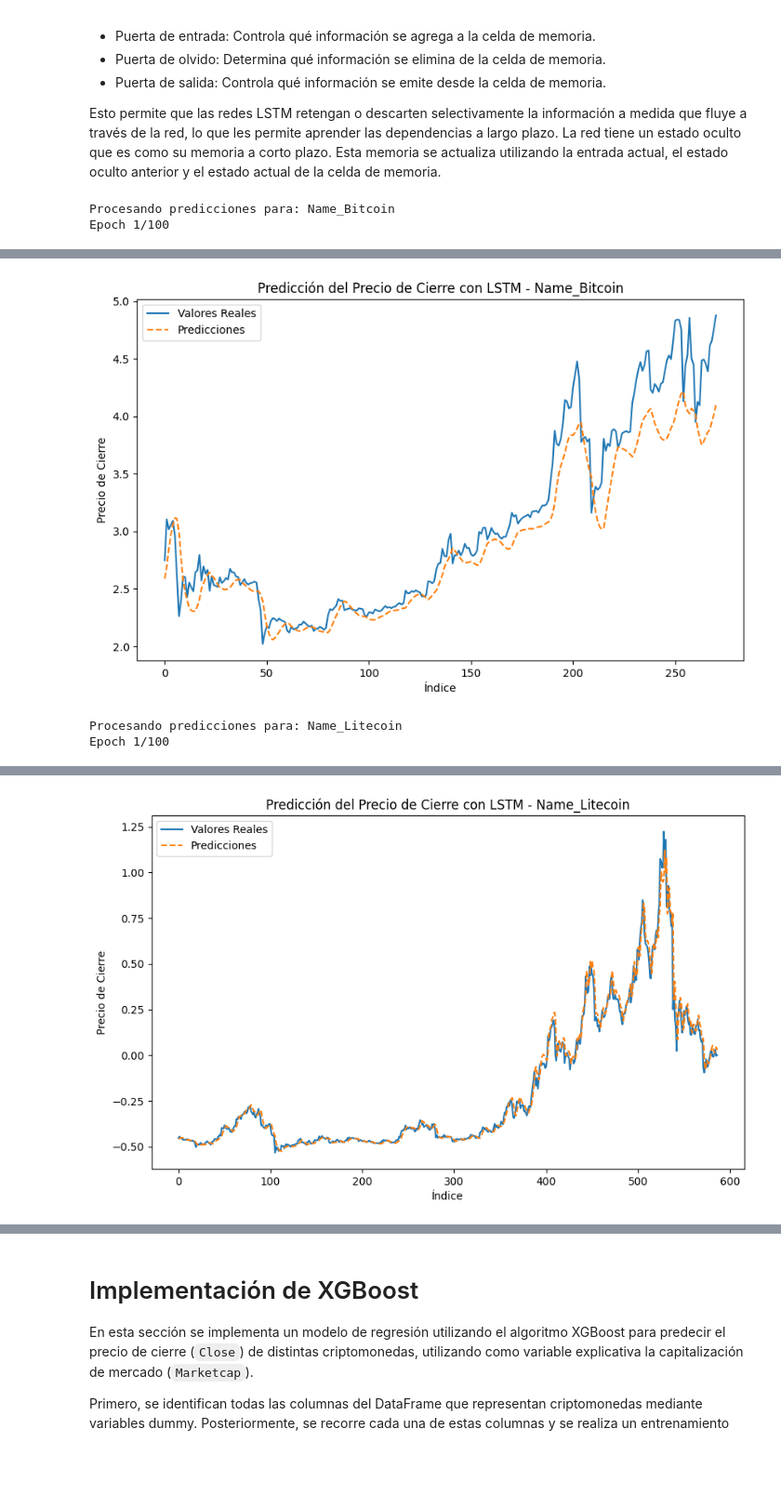
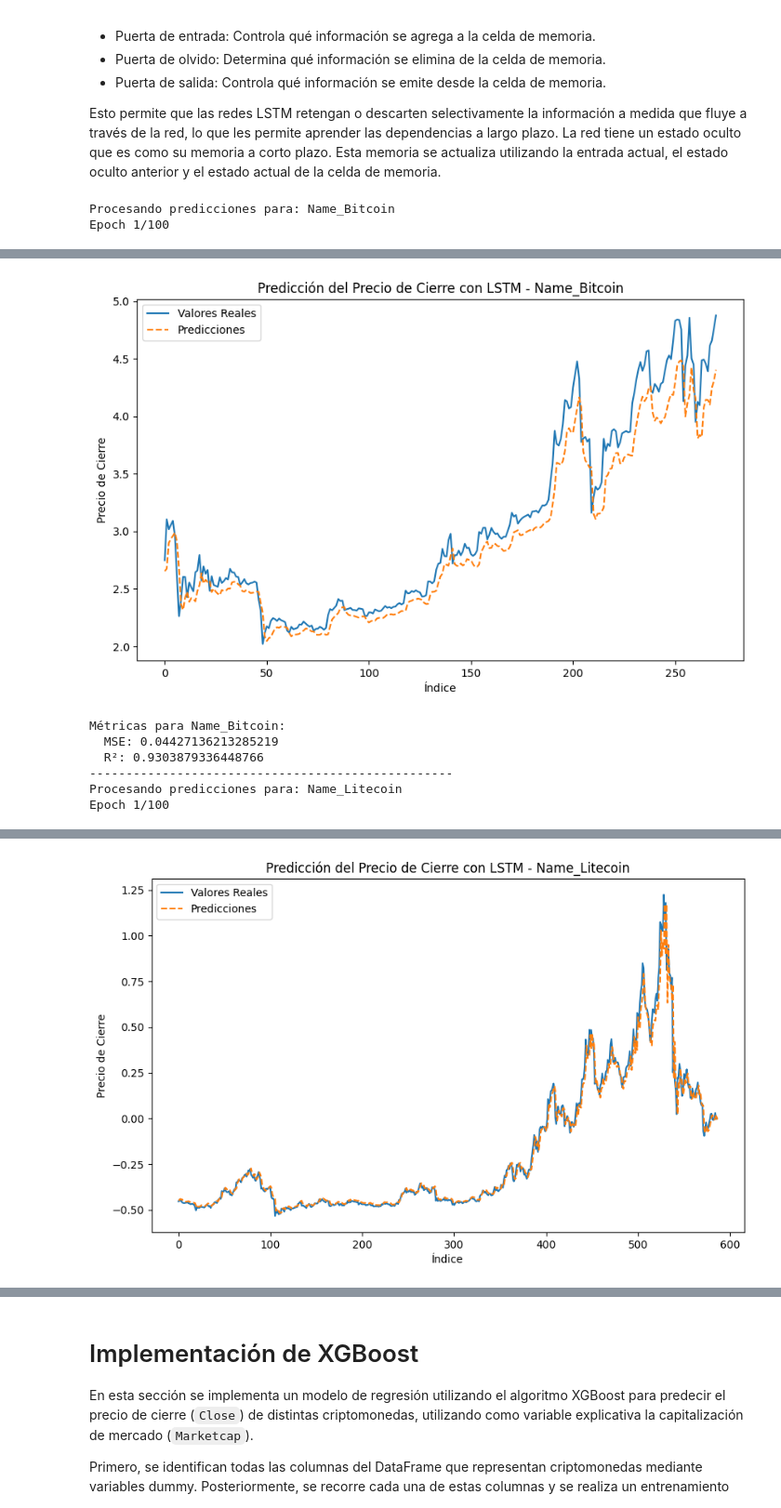
Before and after one commit to SpecTr03/Crypto-price-prediction, a Jupyter notebook: cryptoAnalysis.ipynb, the cells around one changed output, grey strips where cells are left out. Shown at 93% size. Cells and saved outputs as stored; diff of their text form; code cells hidden in the pictures; blank space fills up the shorter version.

```diff
--- a/cryptoAnalysis.ipynb
+++ b/cryptoAnalysis.ipynb
@@ -343,7 +352,7 @@ for crypto_col in crypto_columns:
     crypto_df = crypto_df.sort_values(by='Date')
 
     # Normalizar la columna 'Close' para esta criptomoneda
-    scaler = StandardScaler()
+    scaler = MinMaxScaler(feature_range=(0, 1))
     crypto_df['Close'] = scaler.fit_transform(crypto_df[['Close']])
 
     # Crear secuencias para LSTM
@@ -390,8 +399,14 @@ for crypto_col in crypto_columns:
     predictions = scaler.inverse_transform(predictions)
     y_test = scaler.inverse_transform(y_test.reshape(-1, 1))
 
+    # Calcular métricas
+    mse = mean_squared_error(y_test, predictions)
+    r2 = r2_score(y_test, predictions)
+
     # Guardar resultados en el diccionario
     results[crypto_col] = {
+        'MSE': mse,
+        'R2': r2,
         'y_test': y_test,
         'predictions': predictions
     }
@@ -405,6 +420,12 @@ for crypto_col in crypto_columns:
     plt.xlabel('Índice')
     plt.ylabel('Precio de Cierre')
     plt.show()
+
+    # Imprimir métricas
+    print(f"Métricas para {crypto_col}:")
+    print(f"  MSE: {mse}")
+    print(f"  R²: {r2}")
+    print("-" * 50)
 # %% [output]
 Procesando predicciones para: Name_Bitcoin
 Epoch 1/100
@@ -428,3 +449,7 @@ Epoch 100/100
-[figure, old version]
+[figure, new version]
+Métricas para Name_Bitcoin:
+  MSE: 0.04427136213285219
+  R²: 0.9303879336448766
+--------------------------------------------------
 Procesando predicciones para: Name_Litecoin
 Epoch 1/100
@@ -448 +473 @@ Epoch 100/100
-[figure, old version]
+[figure, new version]
```
Also changed, not shown: parts of 4 cells of this notebook.
